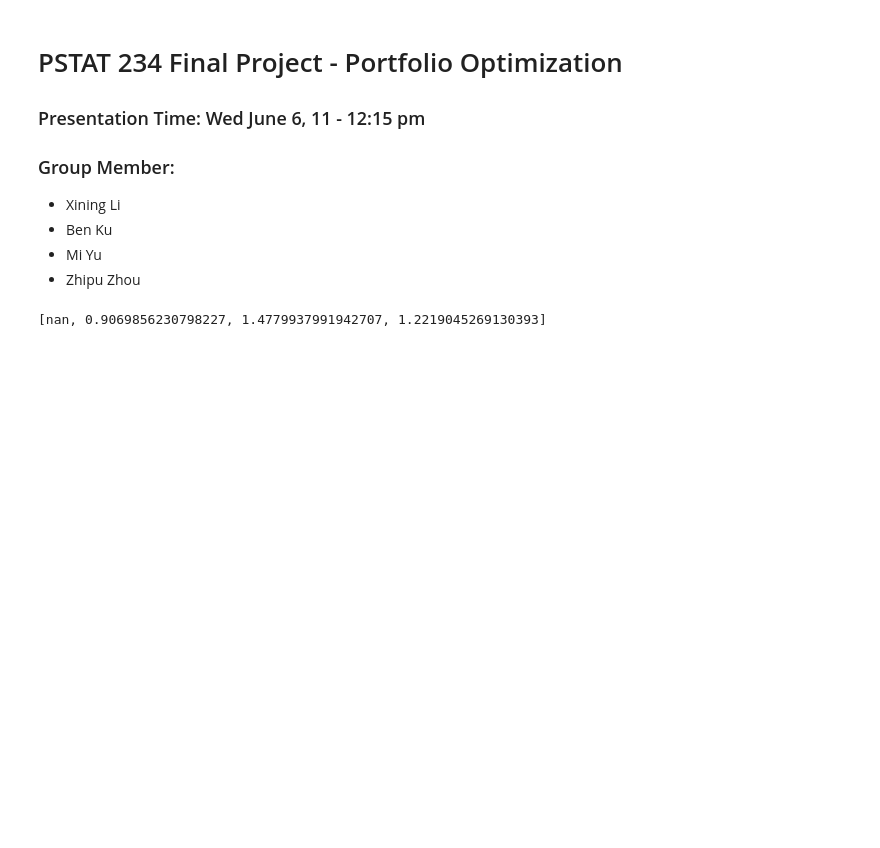
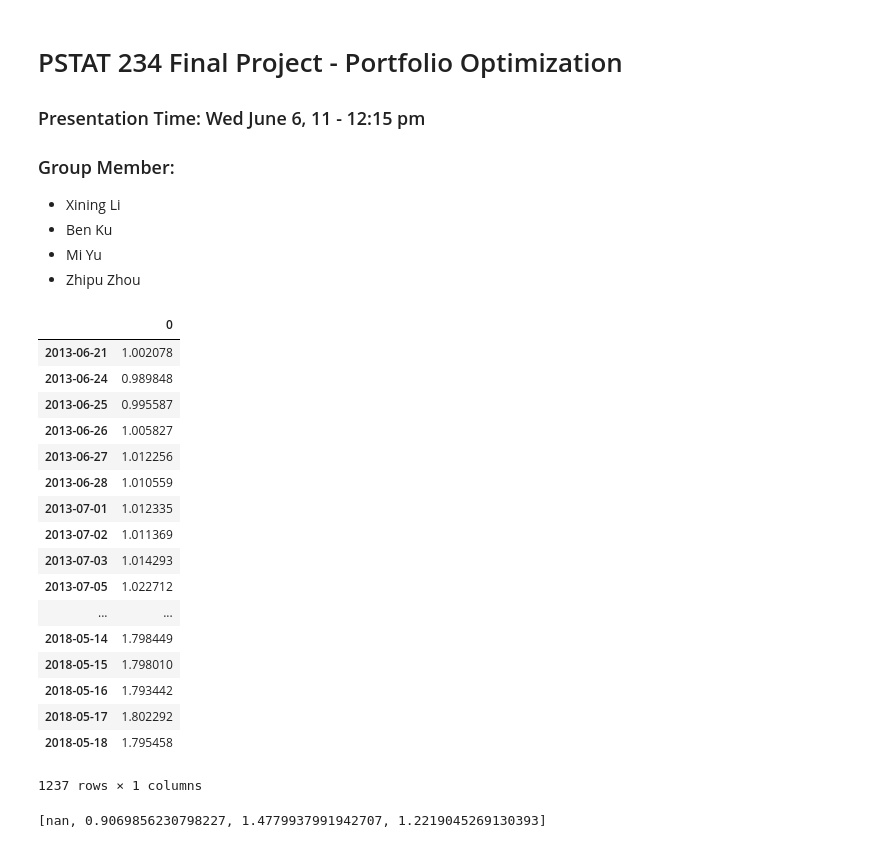
Before and after one commit to Boukos/PSTAT_234_Final_Project, a Jupyter notebook: PortfolioClass.ipynb, the cells around one changed output. Saved outputs shown, nothing was run; the diff lists cells and outputs as text; code cells hidden in the pictures; blank space fills up the shorter version.

Commit message:
add the lw method

```diff
--- a/PortfolioClass.ipynb
+++ b/PortfolioClass.ipynb
@@ -179,7 +292,28 @@ class portfolio_optimization():
 # %%
 ticket = ['MMM','AXP','AAPL','BA','CAT','CVX','CSCO','KO','DIS','D','XOM','GE','GS','HD','IBM','INTC','JNJ','JPM','MCD','MRK','MSFT','NKE','PFE','PG','TRV','UTX','UNH','VZ','V','WMT']
 
-po=portfolio_optimization("./closing_price_5yr.pkl",ticket, 21,'2014-05-21')
+po=portfolio_optimization("./closing_price_5yr.pkl",ticket, 21,'2014-05-21',covariance_method='ledoit_wolf',n_fold=5,shrinkage_num=100)
+# %%
+po.Port_Wealth()
+# %% [output]
+|  | 0 |
+| 2013-06-21 | 1.002078 |
+| 2013-06-24 | 0.989848 |
+| 2013-06-25 | 0.995587 |
+| 2013-06-26 | 1.005827 |
+| 2013-06-27 | 1.012256 |
+| 2013-06-28 | 1.010559 |
+| 2013-07-01 | 1.012335 |
+| 2013-07-02 | 1.011369 |
+| 2013-07-03 | 1.014293 |
+| 2013-07-05 | 1.022712 |
+| ... | ... |
+| 2018-05-14 | 1.798449 |
+| 2018-05-15 | 1.798010 |
+| 2018-05-16 | 1.793442 |
+| 2018-05-17 | 1.802292 |
+| 2018-05-18 | 1.795458 |
+1237 rows × 1 columns
 # %%
 def portfolio_value(n):
     tmp = portfolio_optimization("./closing_price_5yr.pkl",ticket, n,'2014-05-21')
```
Also changed, not shown: parts of 3 cells of this notebook.
